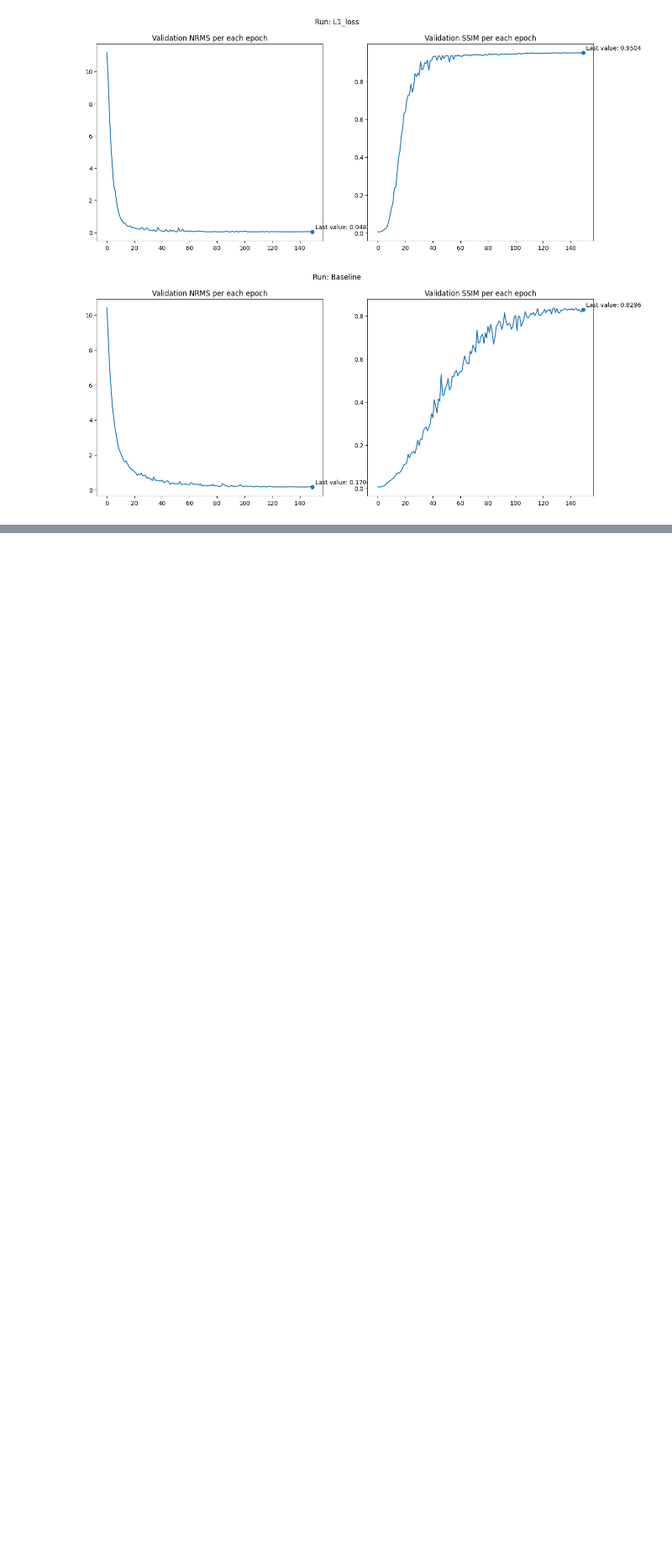
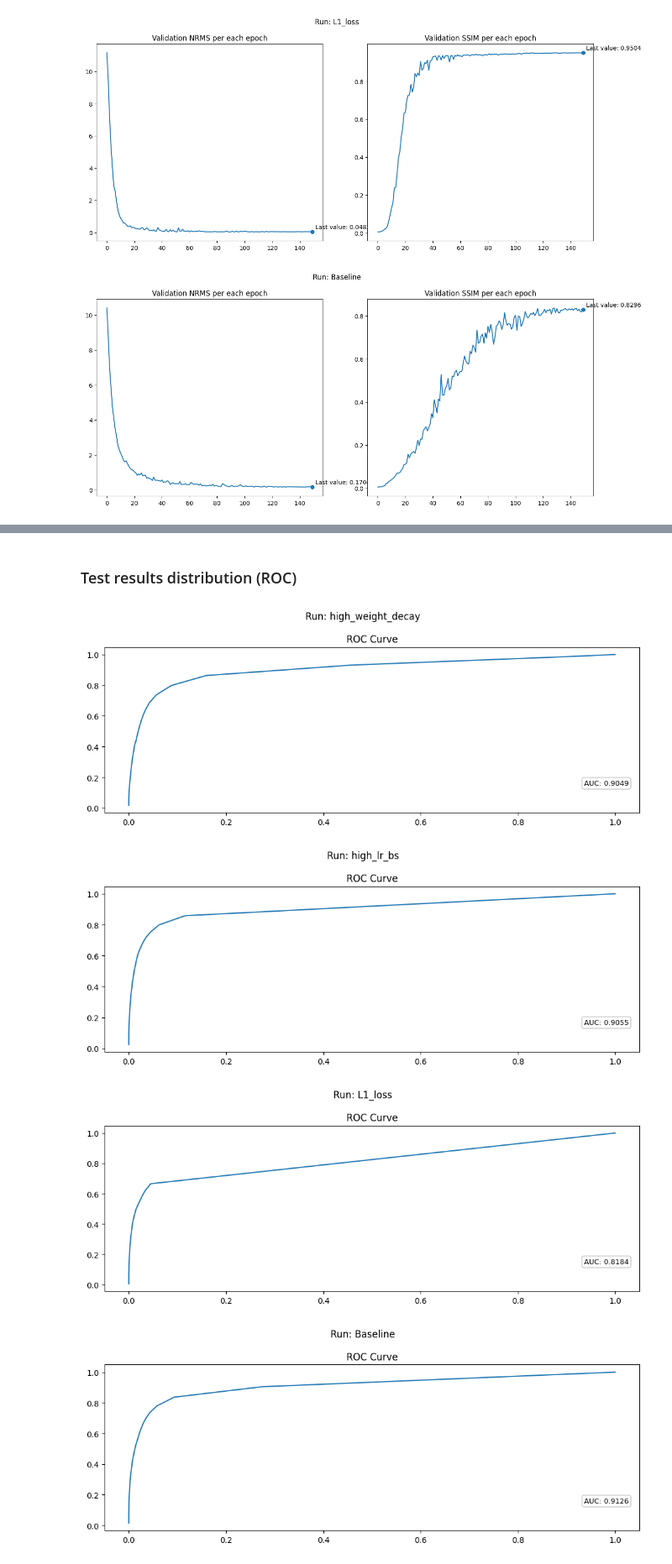
Before and after one commit to beppSpedicato/CircuitNet, a Jupyter notebook: drc_prediction/show_experiment_result.ipynb, the cells around one changed output, grey strips where cells are left out. Shown at 84% size. Cells and saved outputs as stored; diff of their text form; code cells hidden in the pictures; blank space fills up the shorter version.

```diff
--- a/drc_prediction/show_experiment_result.ipynb
+++ b/drc_prediction/show_experiment_result.ipynb
@@ -289,0 +279,45 @@ AUC: 0.9126
+# %% [markdown]
+### Test results distribution (ROC)
+# %%
+for run in get_runs_by_experiment_name('drc_centralized_test'):
+    run = run.run
+
+    metric = run.get_metric("ROC_TPR", context=Context({'type': 'curve'}))
+    if metric is not None:
+        ts = metric.timestamps.values_numpy()
+        vals = metric.values.values_numpy()
+        idx = np.argsort(ts)
+        vals_tpr = vals[idx]
+
+        metric = run.get_metric("ROC_FPR", context=Context({'type': 'curve'}))
+        ts = metric.timestamps.values_numpy()
+        vals = metric.values.values_numpy()
+        idx = np.argsort(ts)
+        vals_fpr = vals[idx]
+
+        fig, axes = plt.subplots(1, 1, figsize=(10, 4))
+        plt.suptitle(f"Run: {run.tags[0]}")
+        axes.plot(vals_fpr, vals_tpr)
+        axes.set_title("ROC Curve")
+        area = 0
+        for i in range(1, len(vals_fpr)):
+            area += (vals_fpr[i] - vals_fpr[i-1]) * (vals_tpr[i] + vals_tpr[i-1]) / 2
+        axes.text(
+            0.98,
+            0.2,
+            f"AUC: {area:.4f}",
+            transform=axes.transAxes,
+            ha='right',
+            va='top',
+            fontsize=9,
+            bbox=dict(boxstyle='round', facecolor='white', alpha=0.8, edgecolor='0.7'),
+        )
+
+        plt.tight_layout()
+        plt.show()
+        plt.close()
+# %% [output]
+[figure, added]
+[figure, added]
+[figure, added]
+[figure, added]
```
Also changed, not shown: parts of 2 cells of this notebook.
